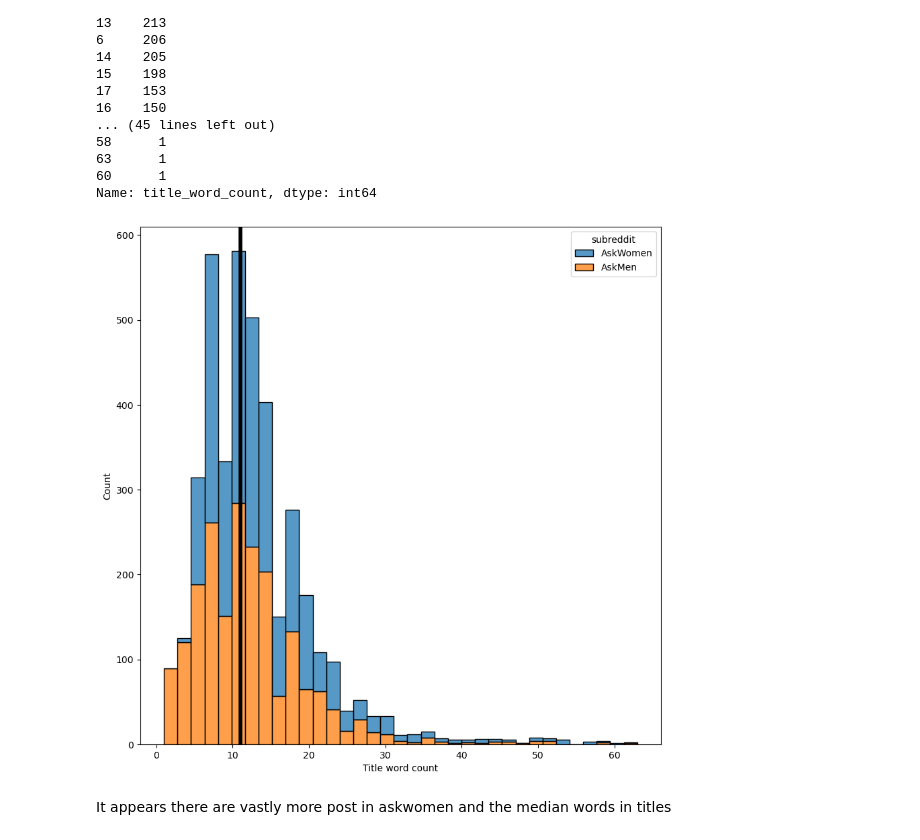
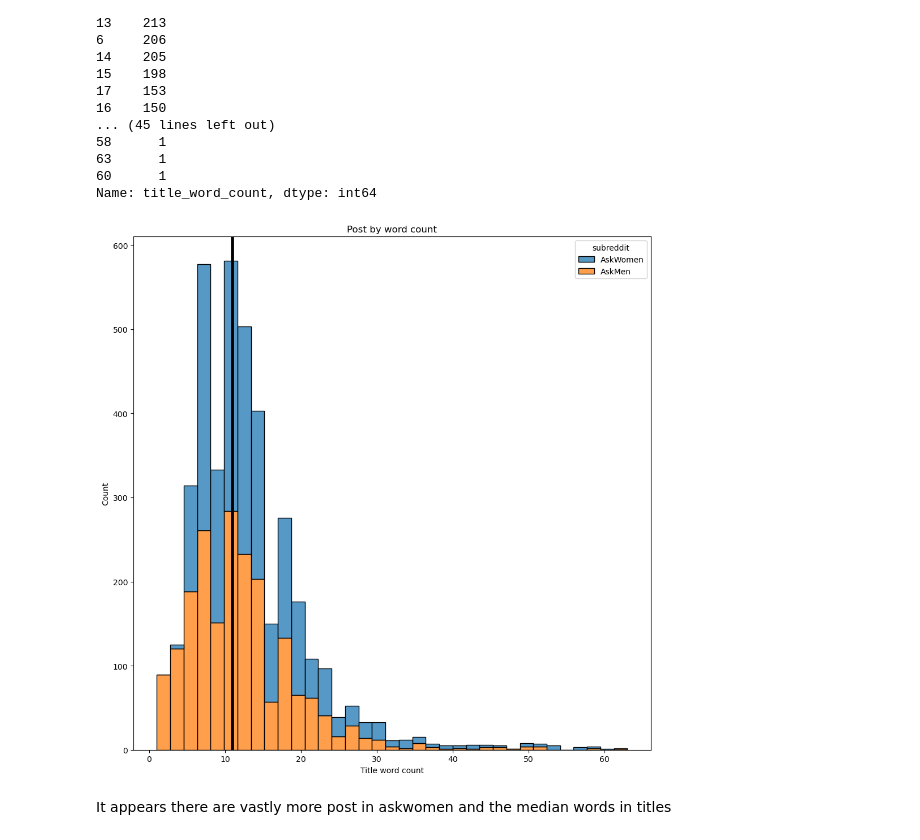
Before and after one commit to DerikVo/Reddit_NLP_project, a Jupyter notebook: Code/02_data_cleaning.ipynb, the cells around one changed output. Saved outputs shown, nothing was run; the diff lists cells and outputs as text; code cells hidden in the pictures.

Commit message:
finshed some more visuals and add more text content

```diff
--- a/Code/02_data_cleaning.ipynb
+++ b/Code/02_data_cleaning.ipynb
@@ -162,11 +168,14 @@ clean_df['title_word_count'].value_counts(sort=True)
 Name: title_word_count, dtype: int64
 # %%
 plt.figure(figsize=(10,10))
+plt.title('Post by word count')
 sns.histplot(data= clean_df, multiple ="stack", x = 'title_word_count', hue='subreddit', bins=35)
 plt.axvline(x=clean_df['title_word_count'].median(), color='black', linewidth=4)
-plt.xlabel("Title word count");
+plt.xlabel("Title word count")
+plt.tight_layout()
+plt.savefig('../Figures/eda/post_by_word_count.png')
 # %% [output]
-[figure, old version]
+[figure, new version]
 # %% [markdown]
 It appears there are vastly more post in askwomen and the median words in titles
 # %%
```
Also changed, not shown: parts of 36 cells of this notebook, 5 other files.
